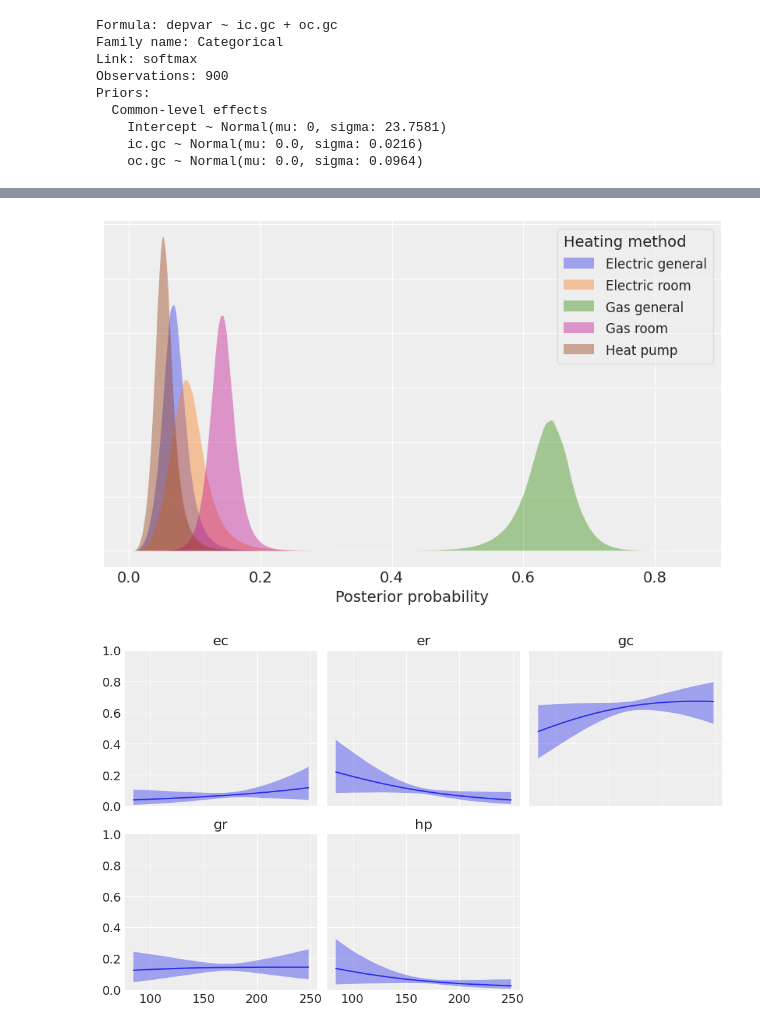
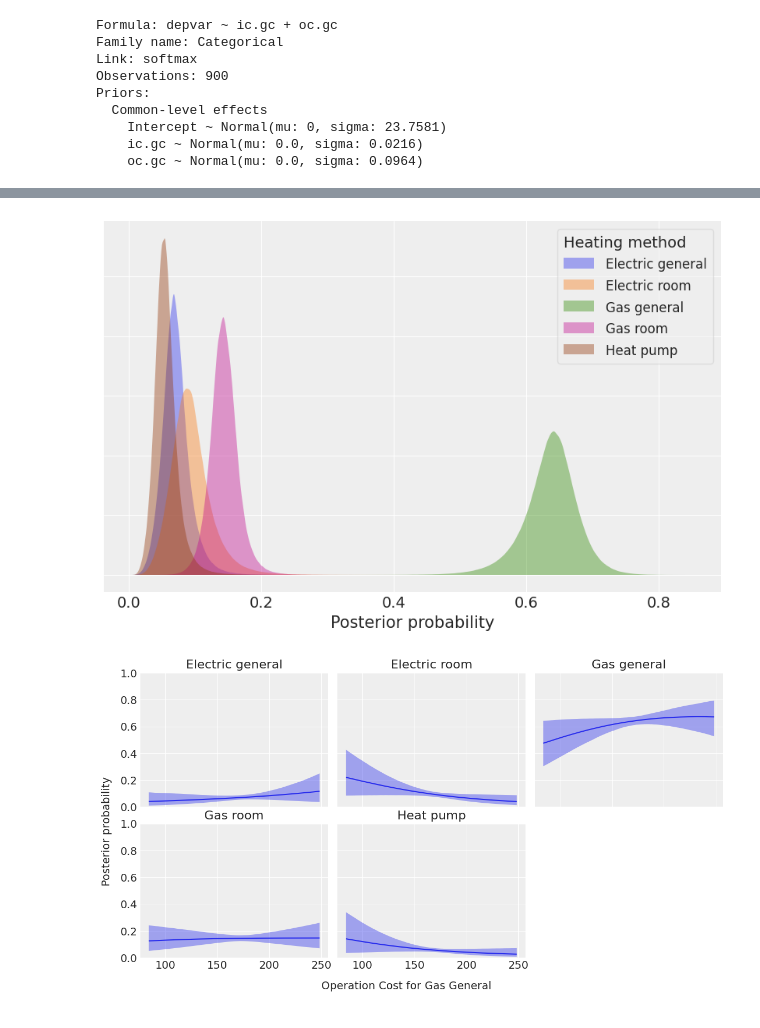
Before and after one commit to bambinos/unfinished-ideas, a Jupyter notebook: heating_multinomial.ipynb, the cells around one changed output, grey strips where cells are left out. Drawn from its saved outputs; the diff is of its cells as text; code cells hidden in the pictures.

Commit message:
polish more plots

```diff
--- a/heating_multinomial.ipynb
+++ b/heating_multinomial.ipynb
@@ -71,29 +71,26 @@ az.summary(idata)
 model.predict(idata)
 prediction = idata.posterior["depvar_mean"].stack(sample=("chain", "draw")).T.values
 # %%
-fig, ax = plt.subplots(figsize=(8, 5))
+fig, ax = plt.subplots(figsize=(8, 5.33))
 
 methods = sorted(data["depvar"].unique().tolist())
 for i, method in enumerate(methods):
     x = prediction[:, :, i].flatten()
     grid, pdf = az.kde(x)
     ax.fill_between(grid, pdf, label=method, color=f"C{i}", edgecolor="none", alpha=0.4)
 
 ax.set_xlabel("Posterior probability")
-#ax.set_ylabel("Density")
+ax.get_xaxis().label.set_size(15)
+ax.set_yticklabels([])
+
 legend = ax.legend(title="Heating method", frameon=True)
 legend._legend_box.align = "left"
-
+legend.get_title().set_size(14)
+legend.get_frame().set_alpha(0.5)
 for text in legend.get_texts():
     text.set_fontsize(12)
-
-ax.set_yticklabels([])
-
-legend.get_title().set_size(14)
-legend.get_frame().set_alpha(0.5)
-ax.get_xaxis().label.set_size(14)
 # %% [output]
-[figure, old version]
+[figure, new version]
 # %%
 # When controlling for one variable, the others are heldo constant.
 # For example, "ic.gc" takes the mean value... What about categoricals? Is it reference level?
@@ -110,15 +111,20 @@ prediction = idata.posterior["depvar_mean"].stack(sample=("chain", "draw")).T.va
 # %%
-fig, axes = plt.subplots(2, 3, figsize=(10, 6), sharex=True, sharey=True)
+fig, axes = plt.subplots(2, 3, figsize=(12, 6), sharex=True, sharey=True)
 
-for i, method in enumerate(["ec", "er", "gc", "gr", "hp"]):
+fig.subplots_adjust(bottom=0.12, right=0.975, left=0.1, top=0.975, wspace=0.05, hspace=0.125)
+
+for i, method in enumerate(methods):
     ax = axes.ravel()[i]
     y_values = prediction[:, :, i].mean(0)
     hdi_data = np.quantile(prediction[:, :, i], [0.03, 0.97], axis=0)
-    ax.plot(x_values, y_values)
+    ax.plot(x_values, y_values, solid_capstyle="butt")
     ax.fill_between(x_values, hdi_data[0], hdi_data[1], alpha=0.4)
     ax.set_title(method)
 
 ax.set_ylim(0, 1)
-axes.ravel()[-1].remove();
+axes.ravel()[-1].remove()
+
+fig.text(0.5, 0.025, "Operation Cost for Gas General", ha="center", size=14)
+fig.text(0.05, 0.5, "Posterior probability", va="center", ha="center", size=14, rotation=90);
 # %% [output]
-[figure, old version]
+[figure, new version]
```
Also changed, not shown: parts of 6 cells of this notebook.
